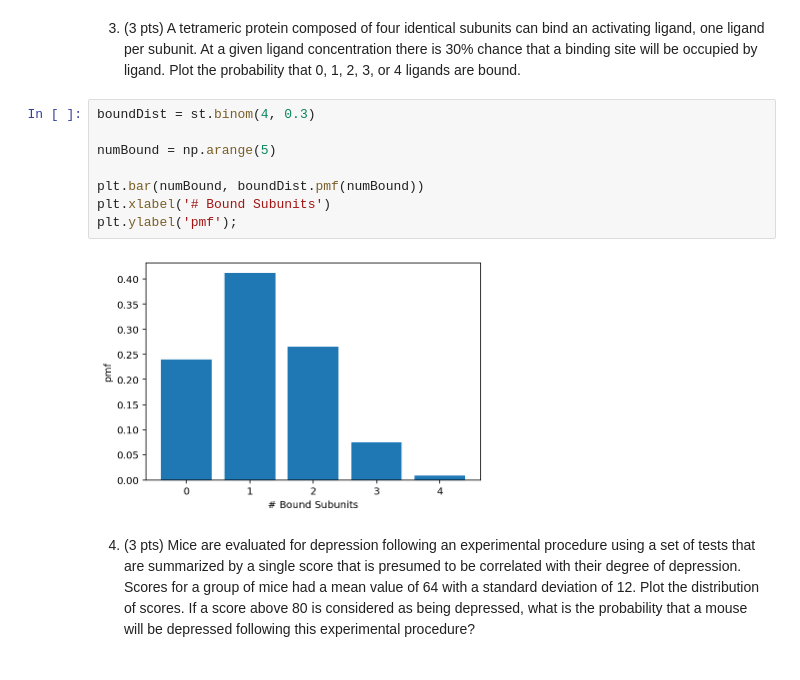
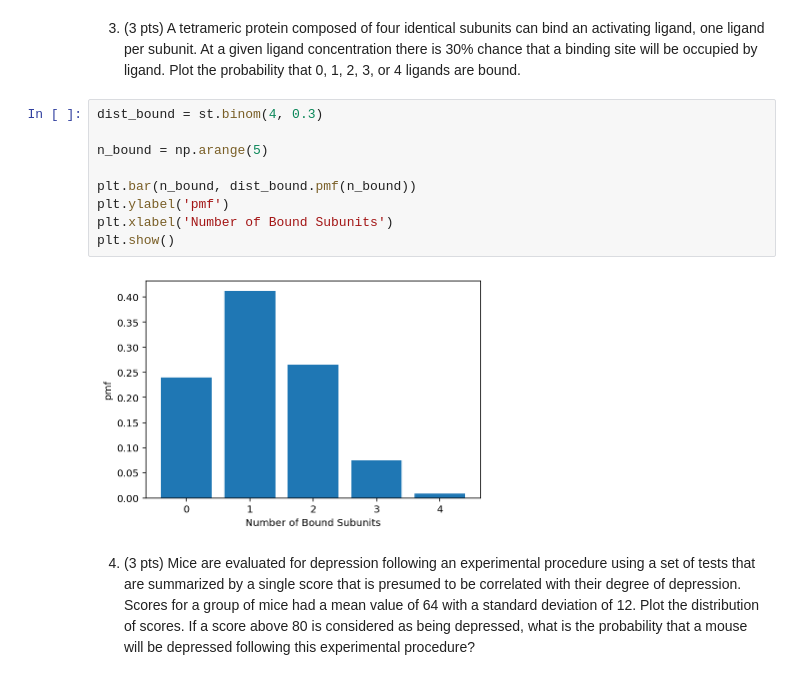
Before and after one commit to nishadalal120/NEU-365P-385L-Spring-2021, a Jupyter notebook: homework/homework-probability_distributions.ipynb, the cells around one changed output. Cells and saved outputs as stored; diff of their text form.

```diff
--- a/homework/homework-probability_distributions.ipynb
+++ b/homework/homework-probability_distributions.ipynb
@@ -54,14 +60,15 @@ Average spike rate of downstream neuron is 0.36 per second.
 # %% [markdown]
 3. (3 pts) A tetrameric protein composed of four identical subunits can bind an activating ligand, one ligand per subunit. At a given ligand concentration there is 30% chance that a binding site will be occupied by ligand. Plot the probability that 0, 1, 2, 3, or 4 ligands are bound.
 # %%
-boundDist = st.binom(4, 0.3)
+dist_bound = st.binom(4, 0.3)
 
-numBound = np.arange(5)
+n_bound = np.arange(5)
 
-plt.bar(numBound, boundDist.pmf(numBound))
-plt.xlabel('# Bound Subunits')
-plt.ylabel('pmf');
+plt.bar(n_bound, dist_bound.pmf(n_bound))
+plt.ylabel('pmf')
+plt.xlabel('Number of Bound Subunits')
+plt.show()
 # %% [output]
-[figure, old version]
+[figure, new version]
 # %% [markdown]
 4. (3 pts) Mice are evaluated for depression following an experimental procedure using a set of tests that are summarized by a single score that is presumed to be correlated with their degree of depression. Scores for a group of mice had a mean value of 64 with a standard deviation of 12. Plot the distribution of scores. If a score above 80 is considered as being depressed, what is the probability that a mouse will be depressed following this experimental procedure?
```
Also changed, not shown: parts of 7 cells of this notebook.
